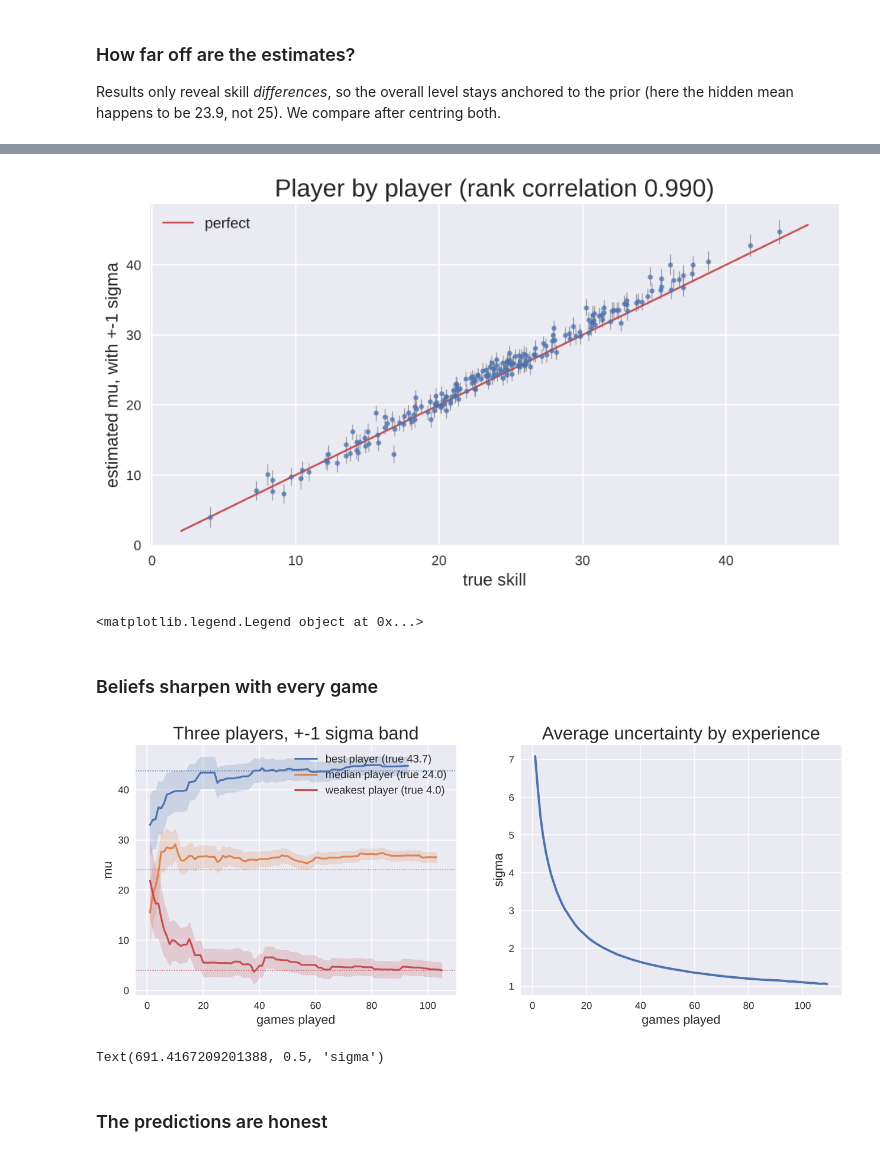
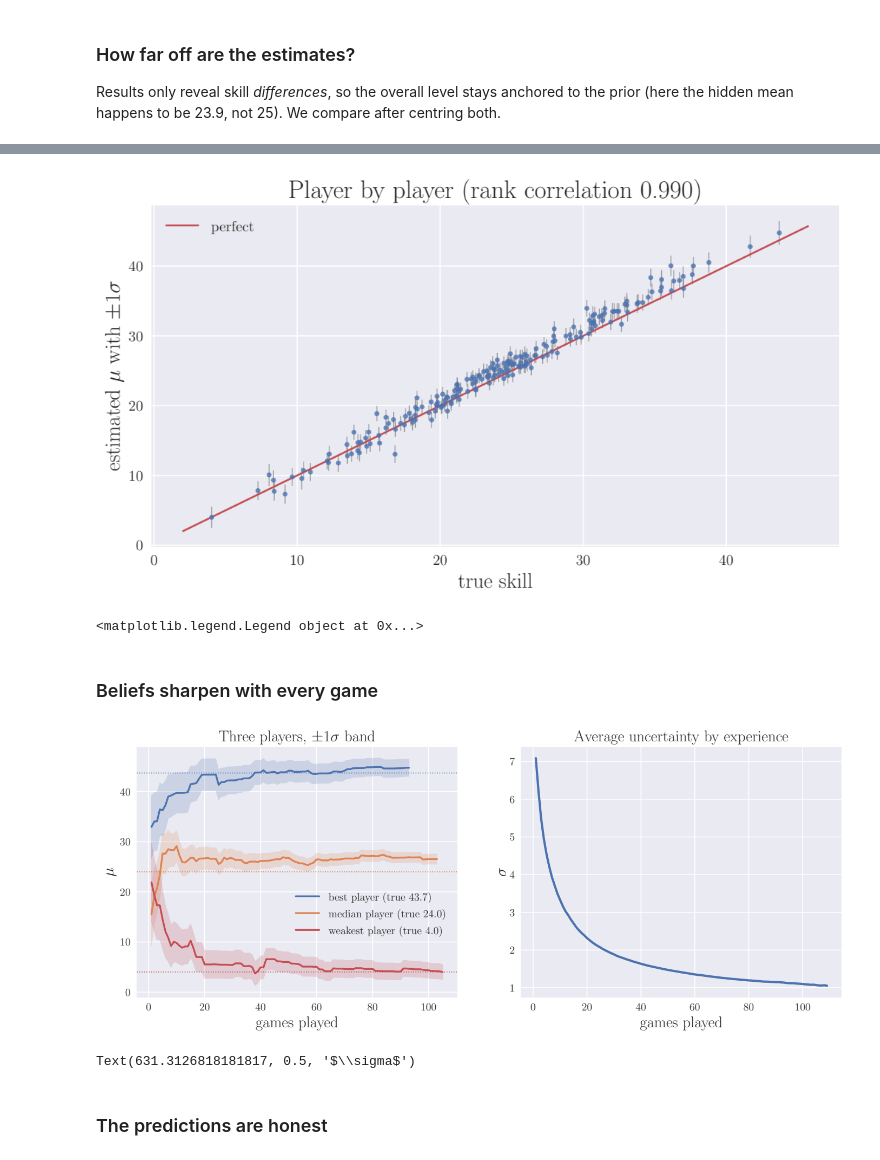
Before and after one commit to Tahahaha7/skillgraph, a Jupyter notebook: examples/skillgraph_tour.ipynb, the cells around one changed output, grey strips where cells are left out. Drawn from its saved outputs; the diff is of its cells as text; code cells hidden in the pictures.

Commit message:
Tour notebook: LaTeX text rendering, sizing fixes

```diff
--- a/examples/skillgraph_tour.ipynb
+++ b/examples/skillgraph_tour.ipynb
@@ -11,14 +11,17 @@ import time
 import numpy as np
 import pandas as pd
 import matplotlib.pyplot as plt
+from matplotlib import rc
 from scipy.stats import norm, spearmanr
 
 import skillgraph as sg
 from skillgraph import TS1, Match, Rating
 
 plt.style.use("seaborn-v0_8")
-plt.rcParams.update({"figure.figsize": (10, 5), "axes.titlesize": 20, "axes.labelsize": 14,
-                     "xtick.labelsize": 11, "ytick.labelsize": 11, "legend.fontsize": 12})
+rc('text', usetex=True)          # LaTeX text rendering (needs a TeX install, e.g. MacTeX)
+rc('font', family='serif')
+plt.rcParams.update({"figure.figsize": (10, 5), "axes.titlesize": 22, "axes.labelsize": 16,
+                     "xtick.labelsize": 13, "ytick.labelsize": 13, "legend.fontsize": 13})
 BLUE, ORANGE, RED, GREY = "#4C72B0", "#DD8452", "#C44E52", "#8C8C8C"
 # %% [markdown]
 ## 1. A rating is a bell curve, and a result makes it narrower
@@ -103,6 +106,6 @@ table = pd.DataFrame({n: {"quality": sg.quality([[me], [r]]), "P(I win)": sg.win
 
 ax = table["quality"].plot.barh(color=BLUE)
 for i, (q, p) in enumerate(zip(table["quality"], table["P(I win)"])):
-    ax.text(q + 0.01, i, f"P(win) = {p:.0%}", va="center", fontsize=12)
+    ax.text(q + 0.01, i, rf"P(win) = {100 * p:.0f}\%", va="center", fontsize=14)
 ax.set_xlim(0, 1.05); ax.set_title("Match quality against each candidate (1 = perfectly even)"); ax.set_xlabel("quality");
 # %% [output]
@@ -165,44 +168,45 @@ plt.errorbar(truth, mu, yerr=sigma, fmt="o", ms=4, color=BLUE, ecolor=GREY, elin
 lo, hi = truth.min() - 2, truth.max() + 2
 plt.plot([lo, hi], [lo, hi], color=RED, lw=1.5, label="perfect")
 plt.title(f"Player by player (rank correlation {spearmanr(mu, truth).statistic:.3f})")
-plt.xlabel("true skill"); plt.ylabel("estimated mu, with +-1 sigma"); plt.legend();
+plt.xlabel("true skill"); plt.ylabel(r"estimated $\mu$ with $\pm 1\sigma$"); plt.legend();
 # %% [output]
-[figure, old version]
+[figure, new version]
 <matplotlib.legend.Legend object at 0x...>
 # %% [markdown]
 ### Beliefs sharpen with every game
 # %%
 tracked = {"best": int(np.argmax(truth)), "median": int(np.argsort(truth)[n_players // 2]), "weakest": int(np.argmin(truth))}
 paths = {k: [] for k in tracked}
 games = np.zeros(n_players, int)
 sigma_at = {}
 p_win, won = [], []
 
 live = {}
 for m in matches:
     teams = [[live.get(p, env.create_rating()) for p in t] for t in m.teams]
     if len(teams) == 2 and m.ranks[0] != m.ranks[1]:
         p_win.append(env.outcome_probability(teams, [0, 1])); won.append(m.ranks[0] < m.ranks[1])
     for ids, new in zip(m.teams, env.rate(teams, m.ranks)):
         for p, r in zip(ids, new):
             live[p] = r; games[p] += 1
             sigma_at.setdefault(games[p], []).append(r.sigma)
             for k, q in tracked.items():
                 if p == q: paths[k].append((games[p], r.mu, r.sigma))
 
 fig, (a1, a2) = plt.subplots(1, 2, figsize=(14, 5))
 for (k, path), c in zip(paths.items(), [BLUE, ORANGE, RED]):
     g, m_, s_ = map(np.array, zip(*path))
     a1.plot(g, m_, color=c, lw=2, label=f"{k} player (true {truth[tracked[k]]:.1f})")
     a1.fill_between(g, m_ - s_, m_ + s_, color=c, alpha=0.2)
     a1.axhline(truth[tracked[k]], color=c, lw=1, ls=":")
-a1.set_title("Three players, +-1 sigma band"); a1.set_xlabel("games played"); a1.set_ylabel("mu"); a1.legend()
+a1.set_title(r"Three players, $\pm 1\sigma$ band", fontsize=18); a1.set_xlabel("games played"); a1.set_ylabel(r"$\mu$")
+a1.legend(loc="center right", bbox_to_anchor=(1, 0.33))
 g = sorted(k for k in sigma_at if len(sigma_at[k]) >= 20)
 a2.plot(g, [np.mean(sigma_at[k]) for k in g], color=BLUE, lw=2.5)
-a2.set_title("Average uncertainty by experience"); a2.set_xlabel("games played"); a2.set_ylabel("sigma");
+a2.set_title("Average uncertainty by experience", fontsize=18); a2.set_xlabel("games played"); a2.set_ylabel(r"$\sigma$");
 # %% [output]
-[figure, old version]
+[figure, new version]
-Text(691.4167209201388, 0.5, 'sigma')
+Text(631.3126818181817, 0.5, '$\\sigma$')
 # %% [markdown]
 ### The predictions are honest
 # %%
```
Also changed, not shown: parts of 9 cells of this notebook.
